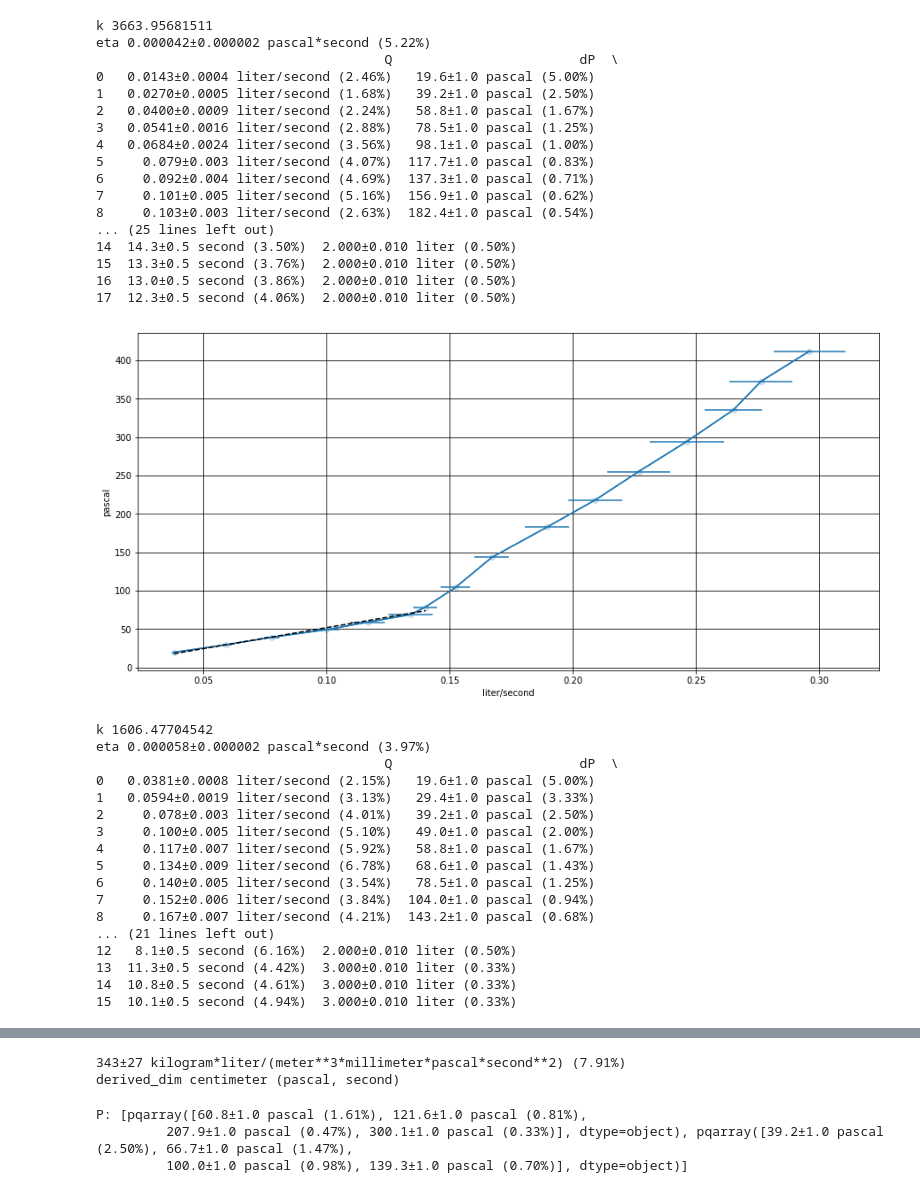
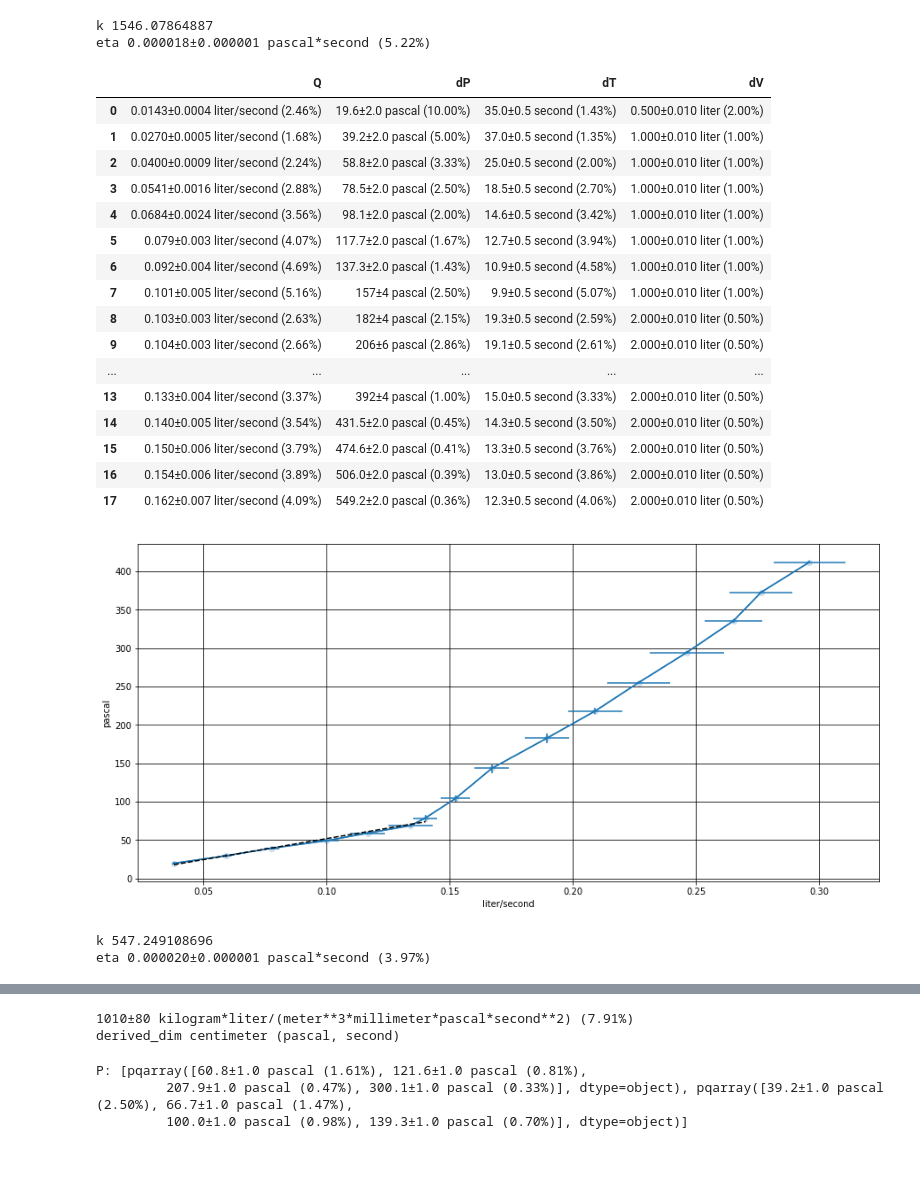
Before and after one commit to Wiki-fan/miptlabs, a Jupyter notebook: lab1.3.3 example.ipynb, the cells around one changed output, grey strips where cells are left out. Saved outputs shown, nothing was run; the diff lists cells and outputs as text; code cells hidden in the pictures; blank space fills up the shorter version.

Commit message:
pqarray

```diff
--- a/lab1.3.3 example.ipynb
+++ b/lab1.3.3 example.ipynb
@@ -60,10 +58,10 @@ data
 # %%
 # Деления
-#80 +-2, далее +-3, начиная с 220 +-1
-# 40 +- 2, 130 и далее +-1
-ticks_s = [ml.pqarray([ml.PQ(val, sigma=0.5) for val in data['delta_P'].dropna().astype(float)]),
-           ml.pqarray([ml.PQ(val, sigma=0.5) for val in data['delta_P.1'].dropna().astype(float)])]
-dP_s = [ml.repr_ndarray_as(ticks*manom_coef*k, u.pascal) for ticks in ticks_s]
+ticks_s = [ml.pqarray([ml.PQ(val, sigma=sigma) for val, sigma in zip(data['delta_P'].dropna().astype(float),
+                                                                   data['sigma_delta_P'].dropna().astype(float))]),
+           ml.pqarray([ml.PQ(val, sigma=sigma) for val, sigma in zip(data['delta_P.1'].dropna().astype(float),
+                                                              data['sigma_delta_P.1'].dropna().astype(float))])]
+dP_s = [(ticks*manom_coef*k).repr_as(u.pascal) for ticks in ticks_s]
 #print('P:', dP_s)
 dV_s = [ml.pqarray([ml.PQ(val*u.liters, sigma=0.01*u.liters, dim=u.liters)
                   for val in data['delta_V'].dropna().astype(float)]),
@@ -85,58 +83,45 @@ l_s = [np.cumsum(delta_l) for delta_l in delta_l_s]
 # %%
 for Q, dP, dV, dT, r, lens, laminar_border in zip(Q_s, dP_s, dV_s, dT_s, r_s, delta_l_s, [8, 7]):
     new_data = pd.DataFrame({
         'dP':dP,
         'dV':dV,
         'dT':dT,
         'Q':Q
     })
     l = lens[3]
     plt.figure(figsize=(15, 7))
     ml.plt_pq(Q, dP)
     ml.plot_OLS(Q[:laminar_border], dP[:laminar_border])
     plt.show()
 
-    ols_coefs, ols_errors = ml.OLS(Q, dP)
+    ols_coefs, ols_errors = ml.OLS(Q[:laminar_border], dP[:laminar_border])
     print('k', ols_coefs[0])
 
     eta = ml.eval(u.pascal*u.s, lambda r, l, coef:np.pi*r**4/(8*l)*coef*(u.pascal*u.s)/u.liters, r, l, ols_coefs[0])
     print('eta', eta)
-    print(new_data)
+    display(new_data)
 # Тут смотрим, когда кончается прямая, и отрезаем ненужное
 # %% [output]
 [figure]
-k 3663.95681511
-eta 0.000042±0.000002 pascal*second (5.22%)
-                                     Q                        dP  \
-0   0.0143±0.0004 liter/second (2.46%)   19.6±1.0 pascal (5.00%)
-1   0.0270±0.0005 liter/second (1.68%)   39.2±1.0 pascal (2.50%)
-2   0.0400±0.0009 liter/second (2.24%)   58.8±1.0 pascal (1.67%)
-3   0.0541±0.0016 liter/second (2.88%)   78.5±1.0 pascal (1.25%)
-4   0.0684±0.0024 liter/second (3.56%)   98.1±1.0 pascal (1.00%)
-5     0.079±0.003 liter/second (4.07%)  117.7±1.0 pascal (0.83%)
-6     0.092±0.004 liter/second (4.69%)  137.3±1.0 pascal (0.71%)
-7     0.101±0.005 liter/second (5.16%)  156.9±1.0 pascal (0.62%)
-8     0.103±0.003 liter/second (2.63%)  182.4±1.0 pascal (0.54%)
-... (25 lines left out)
-14  14.3±0.5 second (3.50%)  2.000±0.010 liter (0.50%)
-15  13.3±0.5 second (3.76%)  2.000±0.010 liter (0.50%)
-16  13.0±0.5 second (3.86%)  2.000±0.010 liter (0.50%)
-17  12.3±0.5 second (4.06%)  2.000±0.010 liter (0.50%)
+k 1546.07864887
+eta 0.000018±0.000001 pascal*second (5.22%)
+|  | Q | dP | dT | dV |
+| 0 | 0.0143±0.0004 liter/second (2.46%) | 19.6±2.0 pascal (10.00%) | 35.0±0.5 second (1.43%) | 0.500±0.010 liter (2.00%) |
+| 1 | 0.0270±0.0005 liter/second (1.68%) | 39.2±2.0 pascal (5.00%) | 37.0±0.5 second (1.35%) | 1.000±0.010 liter (1.00%) |
+| 2 | 0.0400±0.0009 liter/second (2.24%) | 58.8±2.0 pascal (3.33%) | 25.0±0.5 second (2.00%) | 1.000±0.010 liter (1.00%) |
+| 3 | 0.0541±0.0016 liter/second (2.88%) | 78.5±2.0 pascal (2.50%) | 18.5±0.5 second (2.70%) | 1.000±0.010 liter (1.00%) |
+| 4 | 0.0684±0.0024 liter/second (3.56%) | 98.1±2.0 pascal (2.00%) | 14.6±0.5 second (3.42%) | 1.000±0.010 liter (1.00%) |
+| 5 | 0.079±0.003 liter/second (4.07%) | 117.7±2.0 pascal (1.67%) | 12.7±0.5 second (3.94%) | 1.000±0.010 liter (1.00%) |
+| 6 | 0.092±0.004 liter/second (4.69%) | 137.3±2.0 pascal (1.43%) | 10.9±0.5 second (4.58%) | 1.000±0.010 liter (1.00%) |
+| 7 | 0.101±0.005 liter/second (5.16%) | 157±4 pascal (2.50%) | 9.9±0.5 second (5.07%) | 1.000±0.010 liter (1.00%) |
+| 8 | 0.103±0.003 liter/second (2.63%) | 182±4 pascal (2.15%) | 19.3±0.5 second (2.59%) | 2.000±0.010 liter (0.50%) |
+| 9 | 0.104±0.003 liter/second (2.66%) | 206±6 pascal (2.86%) | 19.1±0.5 second (2.61%) | 2.000±0.010 liter (0.50%) |
+| ... | ... | ... | ... | ... |
+| 13 | 0.133±0.004 liter/second (3.37%) | 392±4 pascal (1.00%) | 15.0±0.5 second (3.33%) | 2.000±0.010 liter (0.50%) |
+| 14 | 0.140±0.005 liter/second (3.54%) | 431.5±2.0 pascal (0.45%) | 14.3±0.5 second (3.50%) | 2.000±0.010 liter (0.50%) |
+| 15 | 0.150±0.006 liter/second (3.79%) | 474.6±2.0 pascal (0.41%) | 13.3±0.5 second (3.76%) | 2.000±0.010 liter (0.50%) |
+| 16 | 0.154±0.006 liter/second (3.89%) | 506.0±2.0 pascal (0.39%) | 13.0±0.5 second (3.86%) | 2.000±0.010 liter (0.50%) |
+| 17 | 0.162±0.007 liter/second (4.09%) | 549.2±2.0 pascal (0.36%) | 12.3±0.5 second (4.06%) | 2.000±0.010 liter (0.50%) |
 [figure]
-k 1606.47704542
-eta 0.000058±0.000002 pascal*second (3.97%)
-                                     Q                        dP  \
-0   0.0381±0.0008 liter/second (2.15%)   19.6±1.0 pascal (5.00%)
-1   0.0594±0.0019 liter/second (3.13%)   29.4±1.0 pascal (3.33%)
-2     0.078±0.003 liter/second (4.01%)   39.2±1.0 pascal (2.50%)
-3     0.100±0.005 liter/second (5.10%)   49.0±1.0 pascal (2.00%)
-4     0.117±0.007 liter/second (5.92%)   58.8±1.0 pascal (1.67%)
-5     0.134±0.009 liter/second (6.78%)   68.6±1.0 pascal (1.43%)
-6     0.140±0.005 liter/second (3.54%)   78.5±1.0 pascal (1.25%)
-7     0.152±0.006 liter/second (3.84%)  104.0±1.0 pascal (0.94%)
-8     0.167±0.007 liter/second (4.21%)  143.2±1.0 pascal (0.68%)
-... (21 lines left out)
-12   8.1±0.5 second (6.16%)  2.000±0.010 liter (0.50%)
-13  11.3±0.5 second (4.42%)  3.000±0.010 liter (0.33%)
-14  10.8±0.5 second (4.61%)  3.000±0.010 liter (0.33%)
-15  10.1±0.5 second (4.94%)  3.000±0.010 liter (0.33%)
+k 547.249108696
+eta 0.000020±0.000001 pascal*second (3.97%)
@@ -149,7 +151,7 @@ print(Re)
 calculated_radius = [8*l*eta/(np.pi*ols_coefs[0])/(u.pascal*u.s)*u.liter]
 all_r_s = [r]
 # %% [output]
-343±27 kilogram*liter/(meter**3*millimeter*pascal*second**2) (7.91%)
+1010±80 kilogram*liter/(meter**3*millimeter*pascal*second**2) (7.91%)
 derived_dim centimeter (pascal, second)
 # %%
 # 6. Для гарантированно ламинарного течения измеряем распределение давления вдоль трубки.
```
Also changed, not shown: parts of 5 cells of this notebook, 6 other files.
